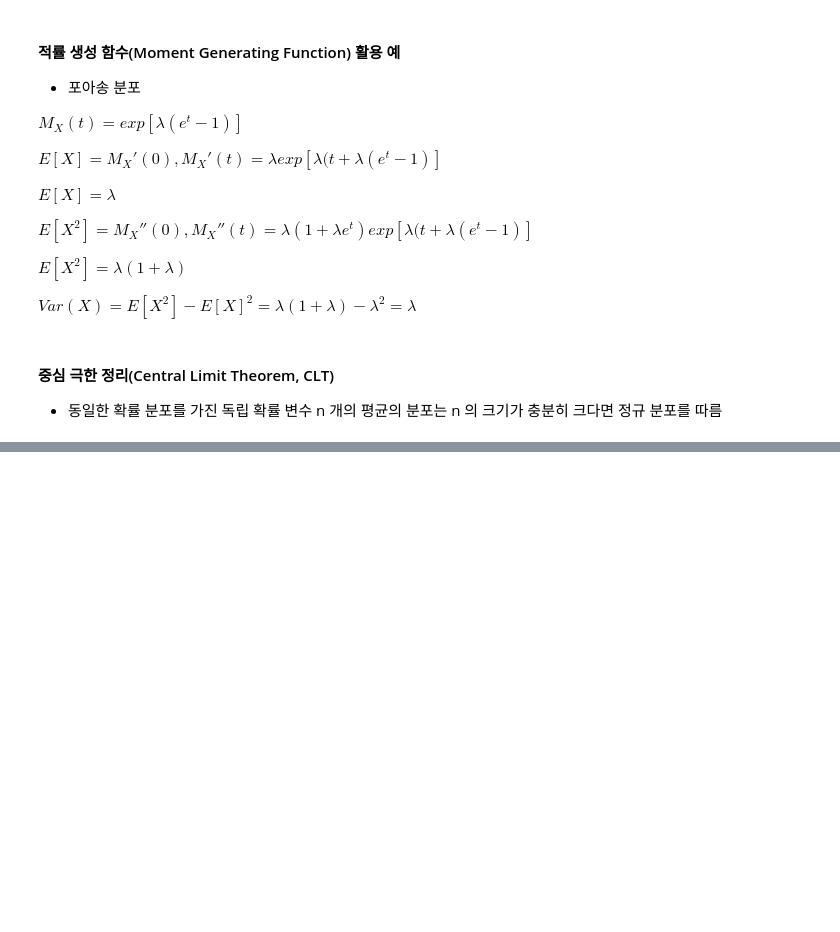
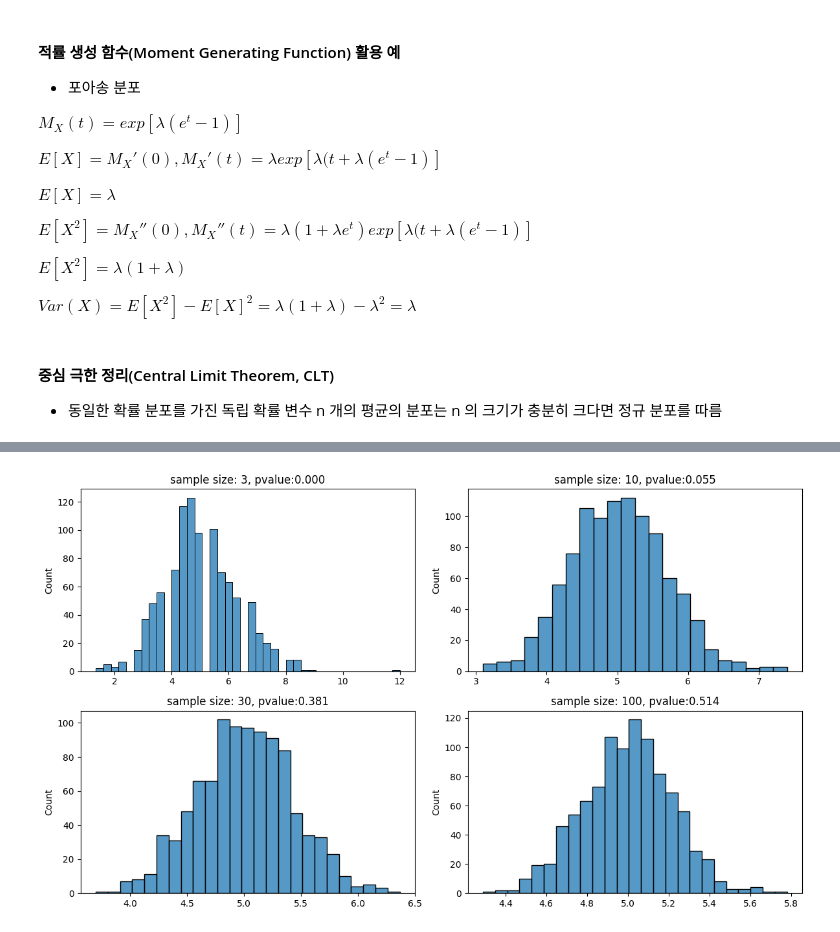
Before and after one commit to sunkusun9/DS_Lv3_elearning, a Jupyter notebook: 2-2 확률 분포.ipynb, the cells around one changed output, grey strips where cells are left out. Cells and saved outputs as stored; diff of their text form; code cells hidden in the pictures; blank space fills up the shorter version.

```diff
--- a/2-2 확률 분포.ipynb
+++ b/2-2 확률 분포.ipynb
@@ -2,0 +5,9 @@
+# %%
+import scipy
+import numpy as np
+import matplotlib as mpl
+import matplotlib.pyplot as plt
+import seaborn as sns
+
+for i in [scipy, np, mpl, sns]:
+    print(i.__name__, i.__version__)
@@ -309,0 +454,16 @@ $Var(X) = E[X^2] - E[X]^2 = \lambda(1+\lambda) - \lambda^2 = \lambda$
+# %%
+np.random.seed(123)
+from scipy.stats import kstest
+fig, axes = plt.subplots(2, 2, figsize=(12, 7))
+for i, ax in zip([3, 10, 30, 100], axes.ravel()):
+    sam_mean = list()
+    for _ in range(1000):
+        X = poisson.rvs(mu=5, size=i) # mu ← lambda
+        sam_mean.append(X.mean())
+    sns.histplot(sam_mean, ax=ax)
+    _, pvalue = kstest(sam_mean, norm.cdf, args=[np.mean(sam_mean), np.std(sam_mean)])
+    ax.set_title('sample size: {}, pvalue:{:.3f}'.format(i, pvalue))
+plt.tight_layout()
+plt.show()
+# %% [output]
+[figure, added]
```
Also changed, not shown: parts of 13 cells of this notebook, 7 other files.
